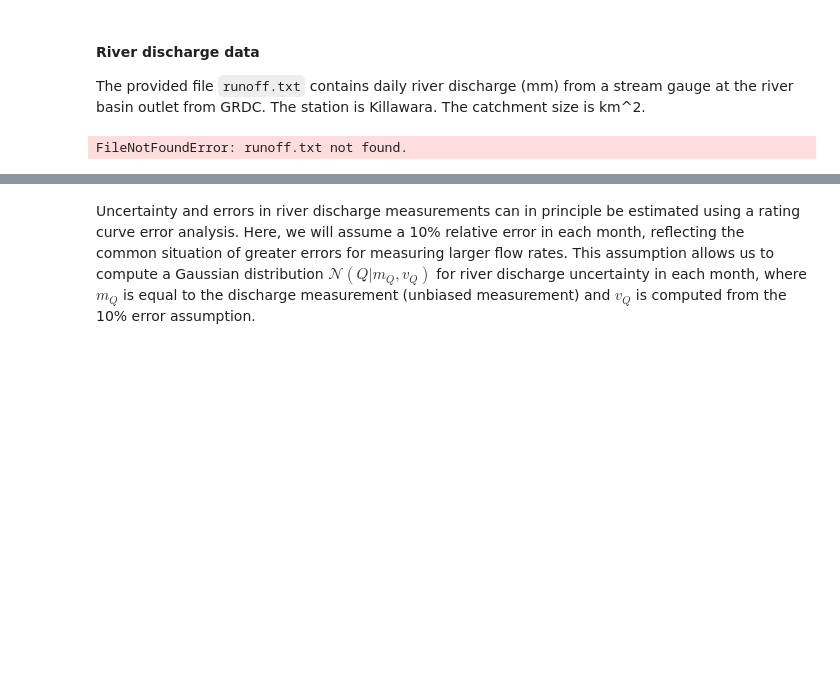
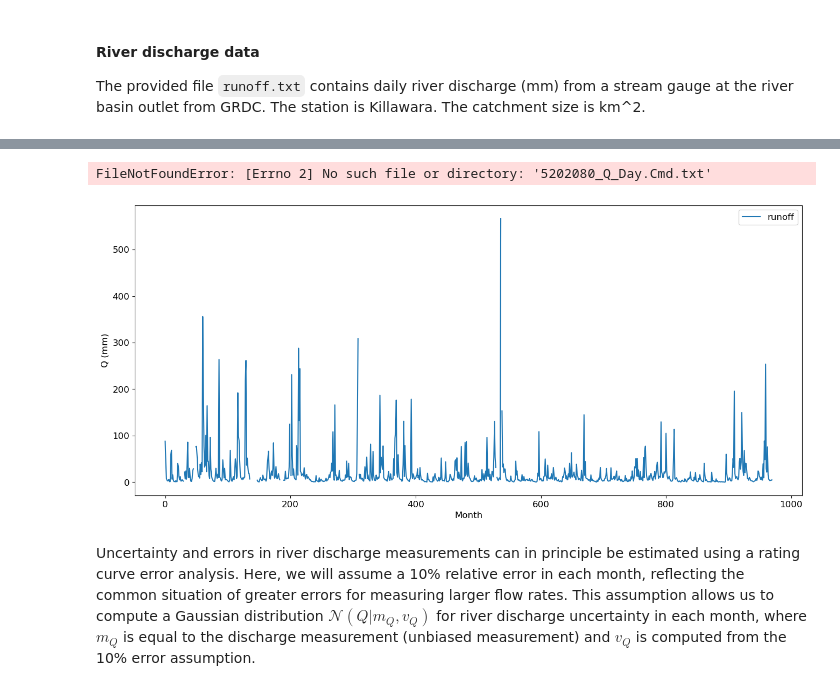
Before and after one commit to eWaterCycle/teaching-materials, a Jupyter notebook: book/exercise_journal_ann_laura/closing_water_balance_manning.ipynb, the cells around one changed output, grey strips where cells are left out. Drawn from its saved outputs; the diff is of its cells as text; code cells hidden in the pictures; blank space fills up the shorter version.

Commit message:
data

```diff
--- a/book/exercise_journal_ann_laura/closing_water_balance_manning.ipynb
+++ b/book/exercise_journal_ann_laura/closing_water_balance_manning.ipynb
@@ -214,13 +214,64 @@ plt.title('Mean and uncertainty interval (+-sigma)');
 #### River discharge data
 
 The provided file `runoff.txt` contains daily river discharge (mm) from a stream gauge at the river basin outlet from GRDC. The station is Killawara. The catchment size is  km^2.
-# %%
-# Read and plot the monthly river discharge data
-QObs = np.loadtxt("runoff.txt")
-plt.figure(figsize=(16,7))
-plt.plot(QObs, label='runoff')
-plt.legend()
-plt.xlabel('Month')
-plt.ylabel('Q (mm)');
-# %% [output]
-FileNotFoundError: runoff.txt not found.
+# %%
+# Read and plot the monthly river discharge data
+A = 8000 * 1e6  # km² → m²
+
+GOV_killawarra = pd.read_csv('./Data/manning_gov_discharge_killawarra.csv', comment='#', usecols=[0, 1])
+ #m3/s daily
+
+GOV_killawarra.columns = ['date', 'Q']
+GOV_killawarra['date'] = pd.to_datetime(GOV_killawarra['date'])
+GOV_killawarra['Q'] = pd.to_numeric(GOV_killawarra['Q'], errors='coerce')
+GOV_killawarra.dropna(subset=['Q'], inplace=True)
+GOV_killawarra.set_index('date', inplace=True)
+
+
+Q_monthly_killawarra = GOV_killawarra['Q'].resample('MS').mean()  # m³/s mean per month
+
+# seconds per month (m³/s to m³/month)
+seconds_per_month = Q_monthly_killawarra.index.days_in_month * 24 * 3600
+
+# Volume per month (m³)
+V = Q_monthly_killawarra * seconds_per_month
+
+# to mm
+Q_mm_month = (V / A) * 1000  # m → mm
+
+# Result
+Q_mm_month = Q_mm_month.to_frame(name='Q_mm_month')
+
+print(Q_mm_month.head())
+
+
+QObs = Q_mm_month['Q_mm_month'].values
+plt.figure(figsize=(16,7))
+plt.plot(QObs, label='runoff')
+plt.legend()
+plt.xlabel('Month')
+plt.ylabel('Q (mm)');
+
+GRDC = pd.read_csv(
+    "5202080_Q_Day.Cmd.txt",
+    delimiter=';',
+    skiprows=36,
+    header=0,
+    encoding='cp1252'
+)
+
+# Rename columns
+GRDC.columns = ["Date", "Time", "Discharge"]
+# Convert discharge to numeric (GRDC uses -999 for missing)
+GRDC["Discharge"] = pd.to_numeric(GRDC["Discharge"], errors="coerce")
+# Drop missing discharge values
+GRDC = GRDC.dropna(subset=["Discharge"])
+# Convert Date column to datetime
+GRDC["Date"] = pd.to_datetime(GRDC["Date"], format="%Y-%m-%d")
+# Set datetime index
+GRDC = GRDC.set_index("Date")
+# Drop the useless Time column
+GRDC = GRDC.drop(columns=["Time"])
+# Sort by date (just in case)
+GRDC = GRDC.sort_index()
+# %% [output]
@@ -227,3 +285,5 @@ FileNotFoundError: runoff.txt not found.
+FileNotFoundError: [Errno 2] No such file or directory: '5202080_Q_Day.Cmd.txt'
+[figure, added]
 # %% [markdown]
 Uncertainty and errors in river discharge measurements can in principle be estimated using a rating curve error analysis. Here, we will assume a 10% relative error in each month, reflecting the common situation of greater errors for measuring larger flow rates. This assumption allows us to compute a Gaussian distribution $\mathcal{N}(Q|m_Q, v_Q)$ for river discharge uncertainty in each month, where $m_Q$ is equal to the discharge measurement (unbiased measurement) and $v_Q$ is computed from the 10% error assumption.
 # %%
```
Also changed, not shown: parts of 2 cells of this notebook, 4 other files.
